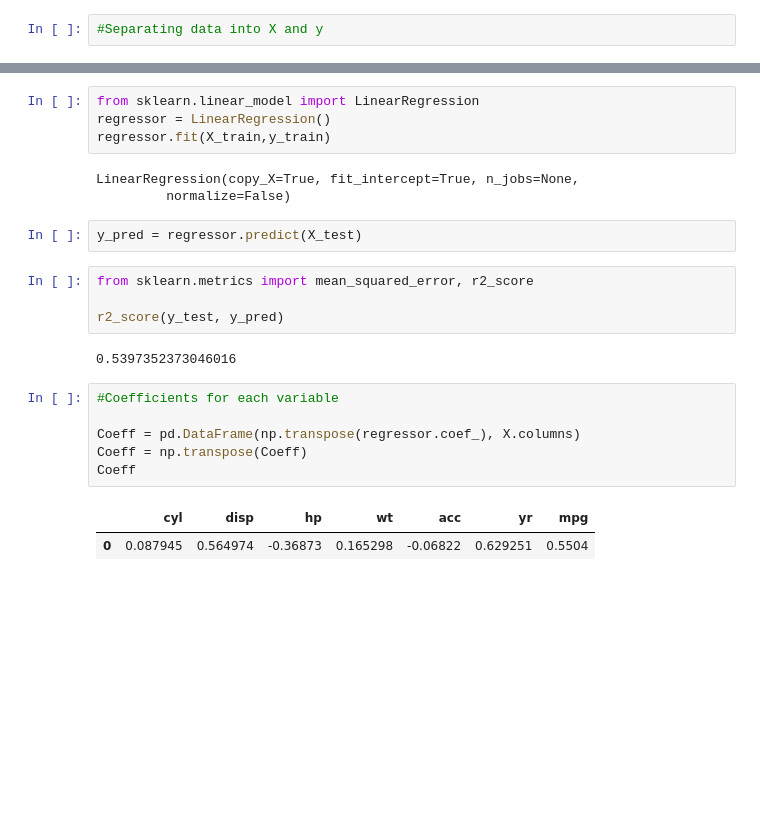
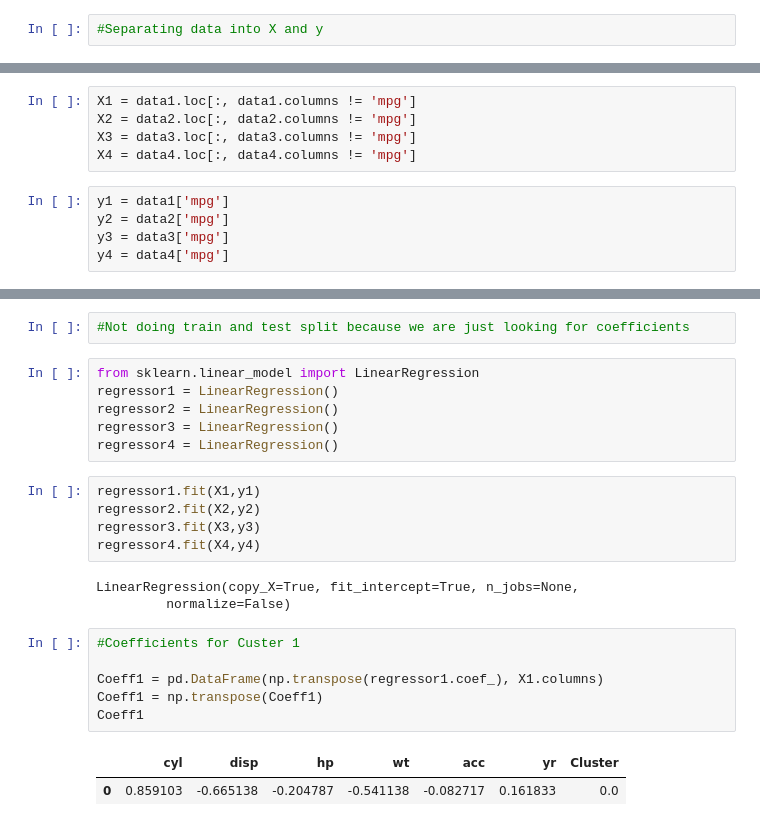
Before and after one commit to GreatLearningAIML1/aiml-ml-hyd-apr-19-batch-VishwanathGubba, a Jupyter notebook: Project_1_UnSupervised_Learning_Gubba_Kasi_Vishwanath.ipynb, the cells around one changed output, grey strips where cells are left out. Drawn from its saved outputs; the diff is of its cells as text; blank space fills up the shorter version.

```diff
--- a/Project_1_UnSupervised_Learning_Gubba_Kasi_Vishwanath.ipynb
+++ b/Project_1_UnSupervised_Learning_Gubba_Kasi_Vishwanath.ipynb
@@ -265,0 +261,10 @@ X_train, X_test, y_train, y_test = train_test_split(X, y, test_size=0.3, random_
+# %%
+X1 = data1.loc[:, data1.columns != 'mpg']
+X2 = data2.loc[:, data2.columns != 'mpg']
+X3 = data3.loc[:, data3.columns != 'mpg']
+X4 = data4.loc[:, data4.columns != 'mpg']
+# %%
+y1 = data1['mpg']
+y2 = data2['mpg']
+y3 = data3['mpg']
+y4 = data4['mpg']
@@ -266,24 +280,25 @@ X_train, X_test, y_train, y_test = train_test_split(X, y, test_size=0.3, random_
+# %%
+#Not doing train and test split because we are just looking for coefficients
 # %%
 from sklearn.linear_model import LinearRegression
-regressor = LinearRegression()
-regressor.fit(X_train,y_train)
+regressor1 = LinearRegression()
+regressor2 = LinearRegression()
+regressor3 = LinearRegression()
+regressor4 = LinearRegression()
-# %% [output]
-LinearRegression(copy_X=True, fit_intercept=True, n_jobs=None,
-         normalize=False)
-# %%
-y_pred = regressor.predict(X_test)
-# %%
-from sklearn.metrics import mean_squared_error, r2_score
-
-r2_score(y_test, y_pred)
-# %% [output]
-0.5397352373046016
+# %%
+regressor1.fit(X1,y1)
+regressor2.fit(X2,y2)
+regressor3.fit(X3,y3)
+regressor4.fit(X4,y4)
+# %% [output]
+LinearRegression(copy_X=True, fit_intercept=True, n_jobs=None,
+         normalize=False)
 # %%
-#Coefficients for each variable
+#Coefficients for Custer 1
 
-Coeff = pd.DataFrame(np.transpose(regressor.coef_), X.columns)
-Coeff = np.transpose(Coeff)
-Coeff
+Coeff1 = pd.DataFrame(np.transpose(regressor1.coef_), X1.columns)
+Coeff1 = np.transpose(Coeff1)
+Coeff1
 # %% [output]
-|  | cyl | disp | hp | wt | acc | yr | mpg |
-| 0 | 0.087945 | 0.564974 | -0.36873 | 0.165298 | -0.06822 | 0.629251 | 0.5504 |
+|  | cyl | disp | hp | wt | acc | yr | Cluster |
+| 0 | 0.859103 | -0.665138 | -0.204787 | -0.541138 | -0.082717 | 0.161833 | 0.0 |
```
Also changed, not shown: parts of 14 cells of this notebook.
